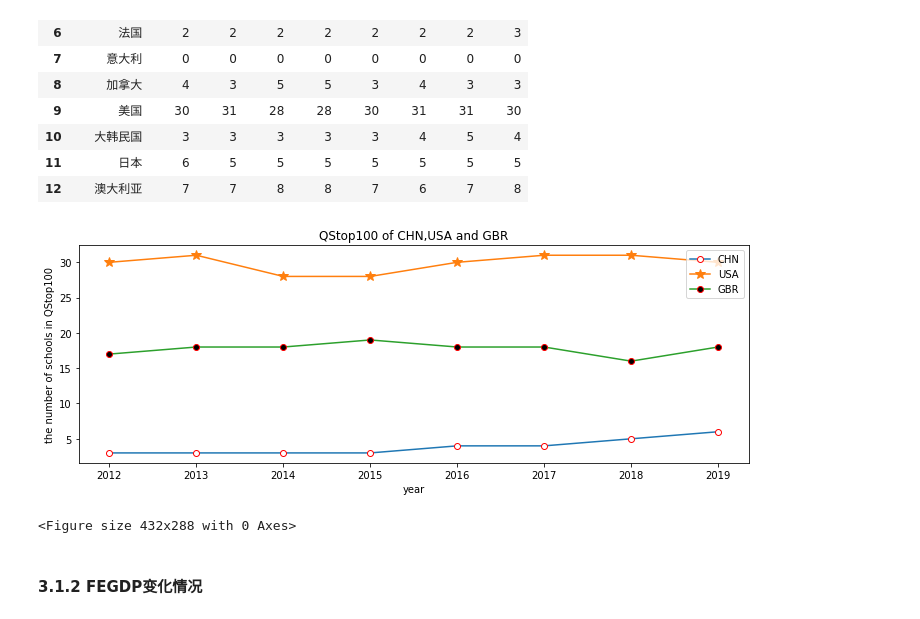
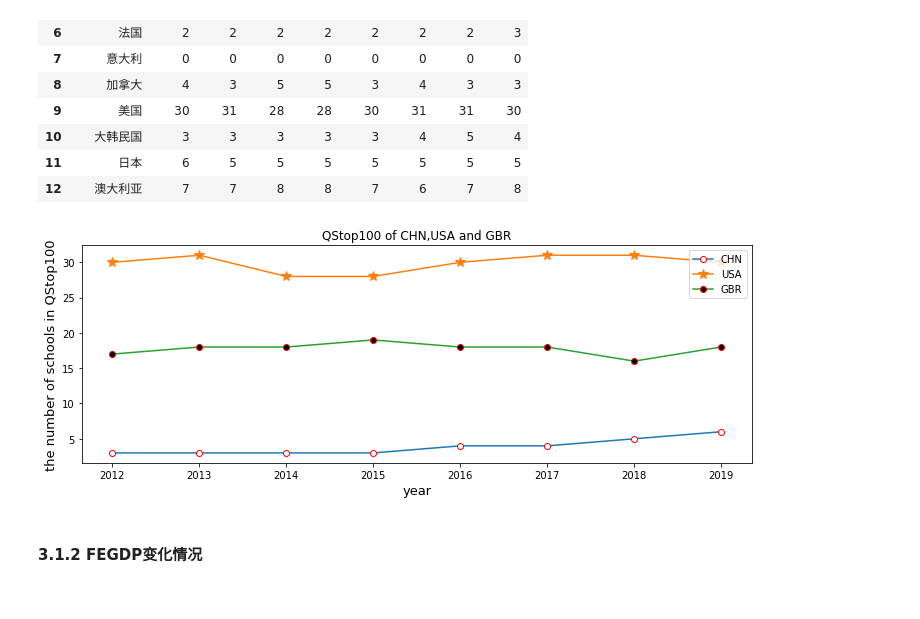
Before and after one commit to Lyman-Smoker/ICM_2021_F, a Jupyter notebook: 美赛F题.ipynb, the cells around one changed output. Drawn from its saved outputs; the diff is of its cells as text; code cells hidden in the pictures.

```diff
--- a/美赛F题.ipynb
+++ b/美赛F题.ipynb
@@ -457,17 +462,16 @@ QStop
 # %%
 %matplotlib inline
 fig = plt.figure(figsize=(12,4))
 plt.plot(np.arange(2012,2020), QStop.iloc[0,1:], label='CHN',marker='o', mec='r', mfc='w')
 plt.plot(np.arange(2012,2020), QStop.iloc[9,1:], label='USA', marker='*', ms=10)
 plt.plot(np.arange(2012,2020), QStop.iloc[4,1:], label='GBR',marker='o', mec='r',mfc='k')
 plt.title('QStop100 of CHN,USA and GBR')
-plt.xlabel('year')
-plt.ylabel('the number of schools in QStop100')
+plt.xlabel('year',fontsize=13)
+plt.ylabel('the number of schools in QStop100',fontsize=13)
 plt.legend(loc='upper right')#绘制曲线图例，信息来自类型label
 plt.show()
 # %% [output]
-[figure, old version]
+[figure, new version]
-<Figure size 432x288 with 0 Axes>
 # %% [markdown]
 #### 3.1.2 FEGDP变化情况
 # %%
```
Also changed, not shown: parts of 62 cells of this notebook.
